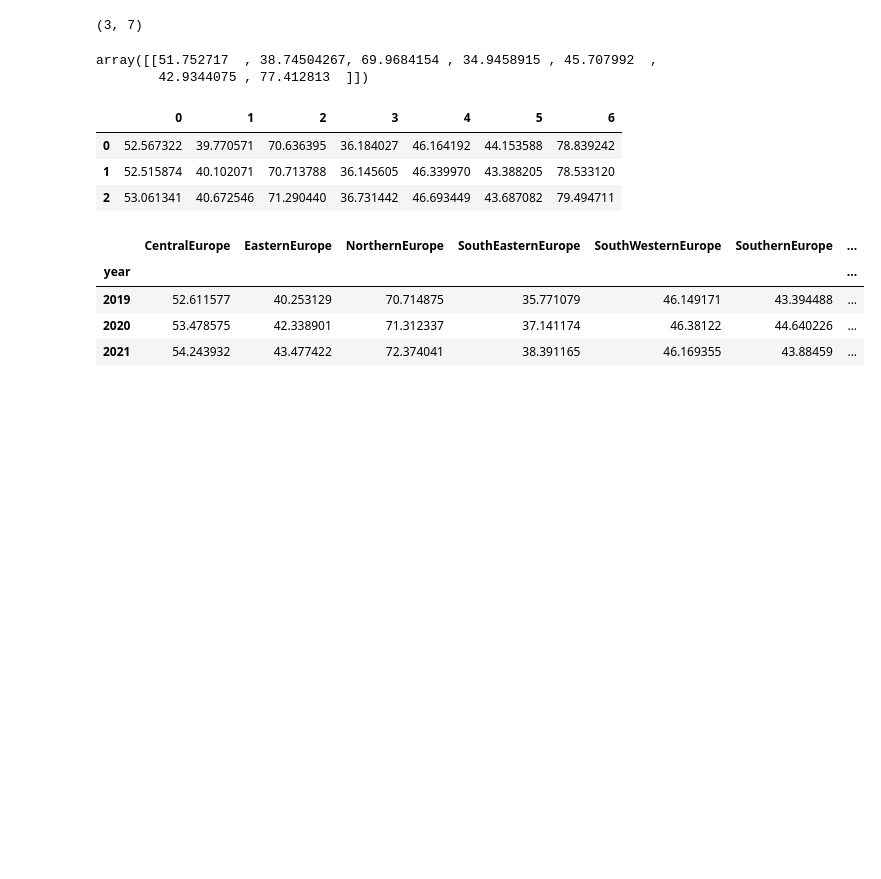
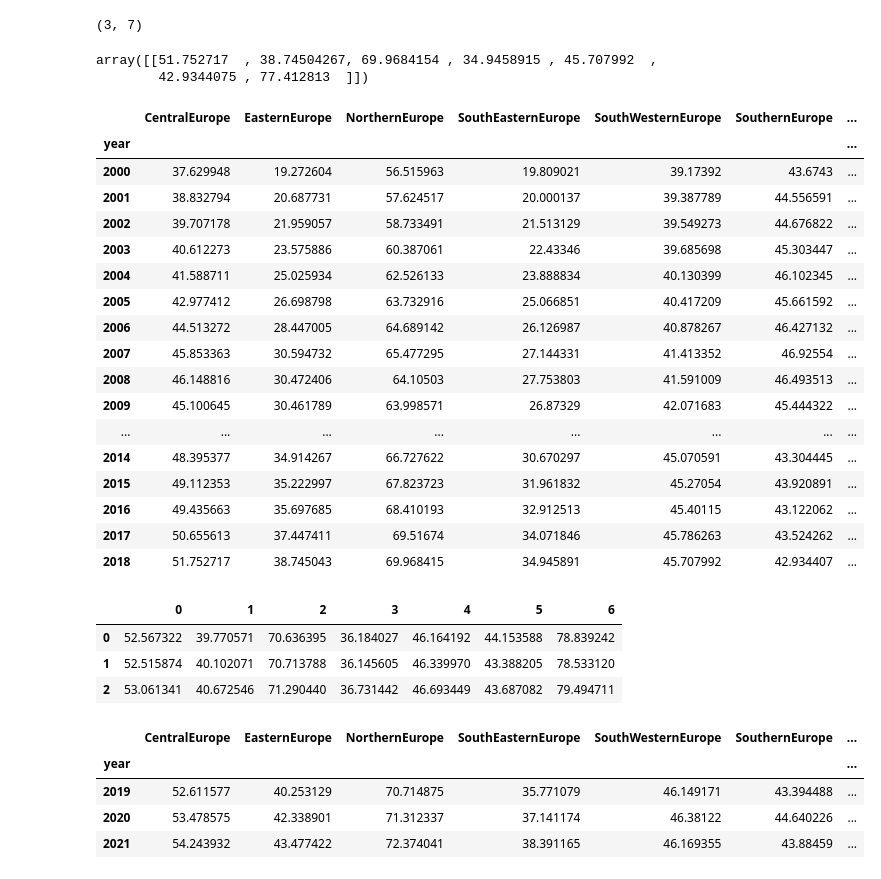
Before and after one commit to JoanneLin168/ADS-European-Productivity, a Jupyter notebook: Notebooks/Productivity_predictions.ipynb, the cells around one changed output. Drawn from its saved outputs; the diff is of its cells as text; code cells hidden in the pictures; blank space fills up the shorter version.

```diff
--- a/Notebooks/Productivity_predictions.ipynb
+++ b/Notebooks/Productivity_predictions.ipynb
@@ -784,6 +784,27 @@ input_foreacst
 # %% [output]
 array([[51.752717  , 38.74504267, 69.9684154 , 34.9458915 , 45.707992  ,
         42.9344075 , 77.412813  ]])
+# %%
+train_reg.transpose()
+# %% [output]
+|  | CentralEurope | EasternEurope | NorthernEurope | SouthEasternEurope | SouthWesternEurope | SouthernEurope | ... |
+| year |  |  |  |  |  |  | ... |
+| 2000 | 37.629948 | 19.272604 | 56.515963 | 19.809021 | 39.17392 | 43.6743 | ... |
+| 2001 | 38.832794 | 20.687731 | 57.624517 | 20.000137 | 39.387789 | 44.556591 | ... |
+| 2002 | 39.707178 | 21.959057 | 58.733491 | 21.513129 | 39.549273 | 44.676822 | ... |
+| 2003 | 40.612273 | 23.575886 | 60.387061 | 22.43346 | 39.685698 | 45.303447 | ... |
+| 2004 | 41.588711 | 25.025934 | 62.526133 | 23.888834 | 40.130399 | 46.102345 | ... |
+| 2005 | 42.977412 | 26.698798 | 63.732916 | 25.066851 | 40.417209 | 45.661592 | ... |
+| 2006 | 44.513272 | 28.447005 | 64.689142 | 26.126987 | 40.878267 | 46.427132 | ... |
+| 2007 | 45.853363 | 30.594732 | 65.477295 | 27.144331 | 41.413352 | 46.92554 | ... |
+| 2008 | 46.148816 | 30.472406 | 64.10503 | 27.753803 | 41.591009 | 46.493513 | ... |
+| 2009 | 45.100645 | 30.461789 | 63.998571 | 26.87329 | 42.071683 | 45.444322 | ... |
+| ... | ... | ... | ... | ... | ... | ... | ... |
+| 2014 | 48.395377 | 34.914267 | 66.727622 | 30.670297 | 45.070591 | 43.304445 | ... |
+| 2015 | 49.112353 | 35.222997 | 67.823723 | 31.961832 | 45.27054 | 43.920891 | ... |
+| 2016 | 49.435663 | 35.697685 | 68.410193 | 32.912513 | 45.40115 | 43.122062 | ... |
+| 2017 | 50.655613 | 37.447411 | 69.51674 | 34.071846 | 45.786263 | 43.524262 | ... |
+| 2018 | 51.752717 | 38.745043 | 69.968415 | 34.945891 | 45.707992 | 42.934407 | ... |
 # %%
 forecast_df = pd.DataFrame(result.forecast(input_foreacst,steps=3))
 # %%
```
Also changed, not shown: parts of 20 cells of this notebook.
